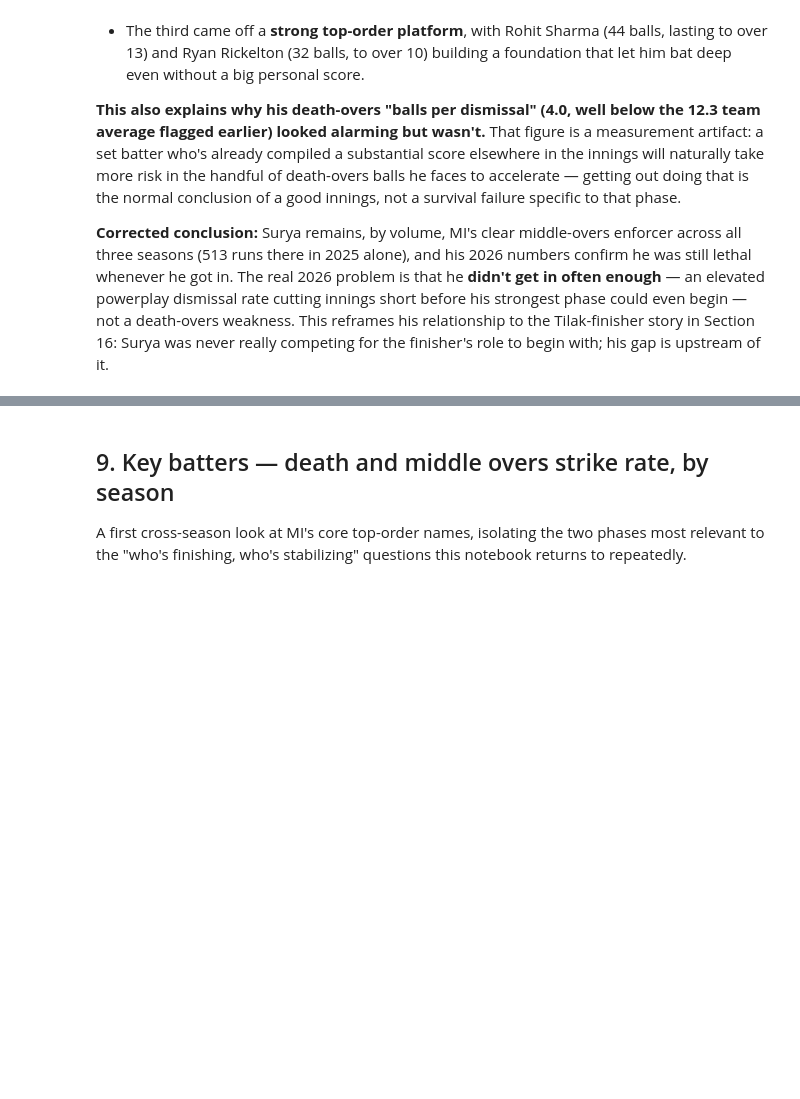
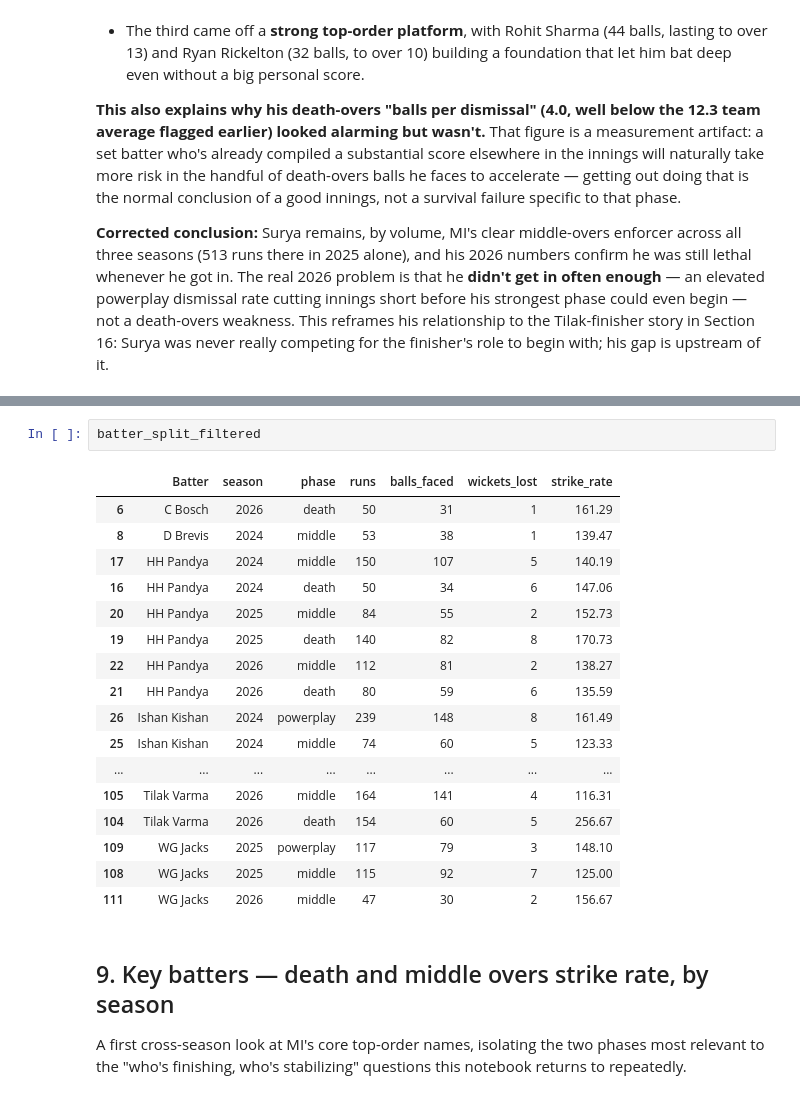
Before and after one commit to aarshdesai-ds/mi-2024-2026-case-study, a Jupyter notebook: notebooks/Batting_Analysis.ipynb, the cells around one changed output, grey strips where cells are left out. Saved outputs shown, nothing was run; the diff lists cells and outputs as text; blank space fills up the shorter version.

```diff
--- a/Batting_Analysis.ipynb
+++ b/notebooks/Batting_Analysis.ipynb
@@ -522,3 +488,23 @@ print(f"\n50+ scores in 2026: {(surya_2026_innings['runs'] >= 50).sum()} — bot
+# %%
+batter_split_filtered
+# %% [output]
+|  | Batter | season | phase | runs | balls_faced | wickets_lost | strike_rate |
+| 6 | C Bosch | 2026 | death | 50 | 31 | 1 | 161.29 |
+| 8 | D Brevis | 2024 | middle | 53 | 38 | 1 | 139.47 |
+| 17 | HH Pandya | 2024 | middle | 150 | 107 | 5 | 140.19 |
+| 16 | HH Pandya | 2024 | death | 50 | 34 | 6 | 147.06 |
+| 20 | HH Pandya | 2025 | middle | 84 | 55 | 2 | 152.73 |
+| 19 | HH Pandya | 2025 | death | 140 | 82 | 8 | 170.73 |
+| 22 | HH Pandya | 2026 | middle | 112 | 81 | 2 | 138.27 |
+| 21 | HH Pandya | 2026 | death | 80 | 59 | 6 | 135.59 |
+| 26 | Ishan Kishan | 2024 | powerplay | 239 | 148 | 8 | 161.49 |
+| 25 | Ishan Kishan | 2024 | middle | 74 | 60 | 5 | 123.33 |
+| ... | ... | ... | ... | ... | ... | ... | ... |
+| 105 | Tilak Varma | 2026 | middle | 164 | 141 | 4 | 116.31 |
+| 104 | Tilak Varma | 2026 | death | 154 | 60 | 5 | 256.67 |
+| 109 | WG Jacks | 2025 | powerplay | 117 | 79 | 3 | 148.10 |
+| 108 | WG Jacks | 2025 | middle | 115 | 92 | 7 | 125.00 |
+| 111 | WG Jacks | 2026 | middle | 47 | 30 | 2 | 156.67 |
 # %% [markdown]
 ## 9. Key batters — death and middle overs strike rate, by season
 
```
Also changed, not shown: parts of 17 cells of this notebook, 4 other files.
